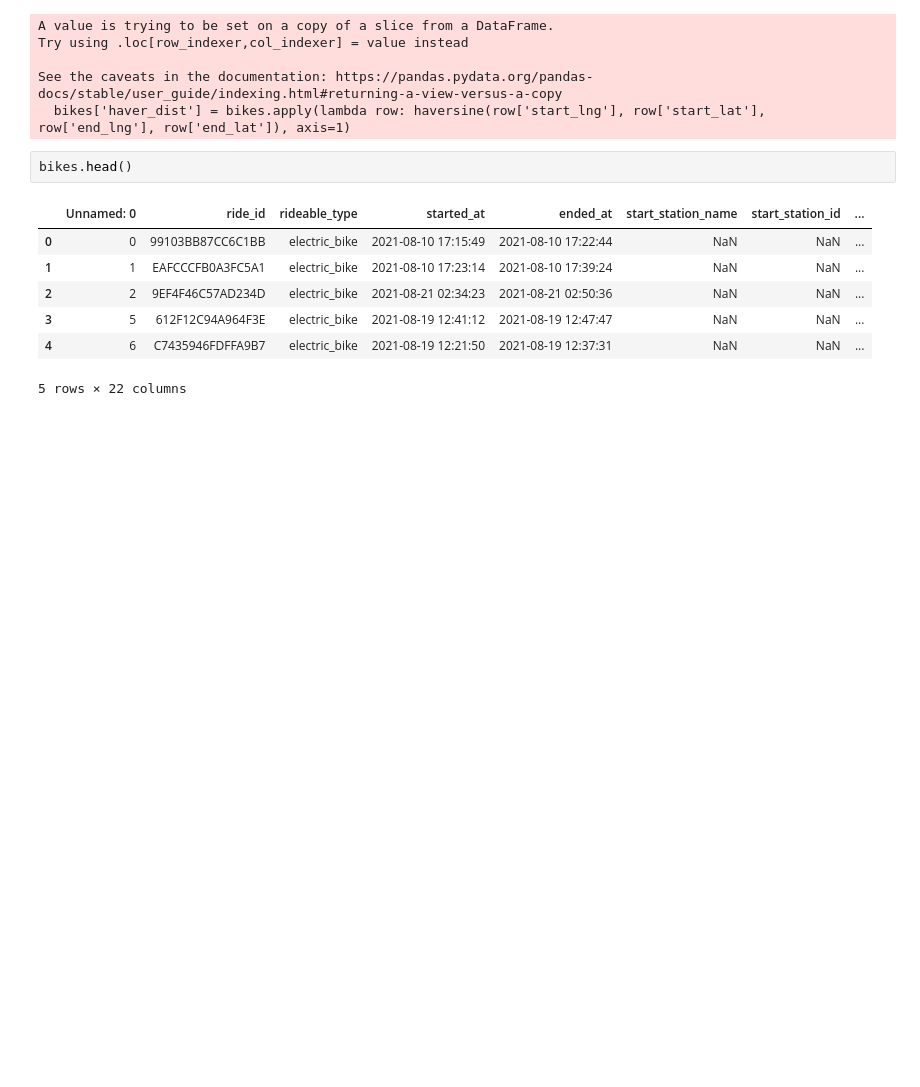
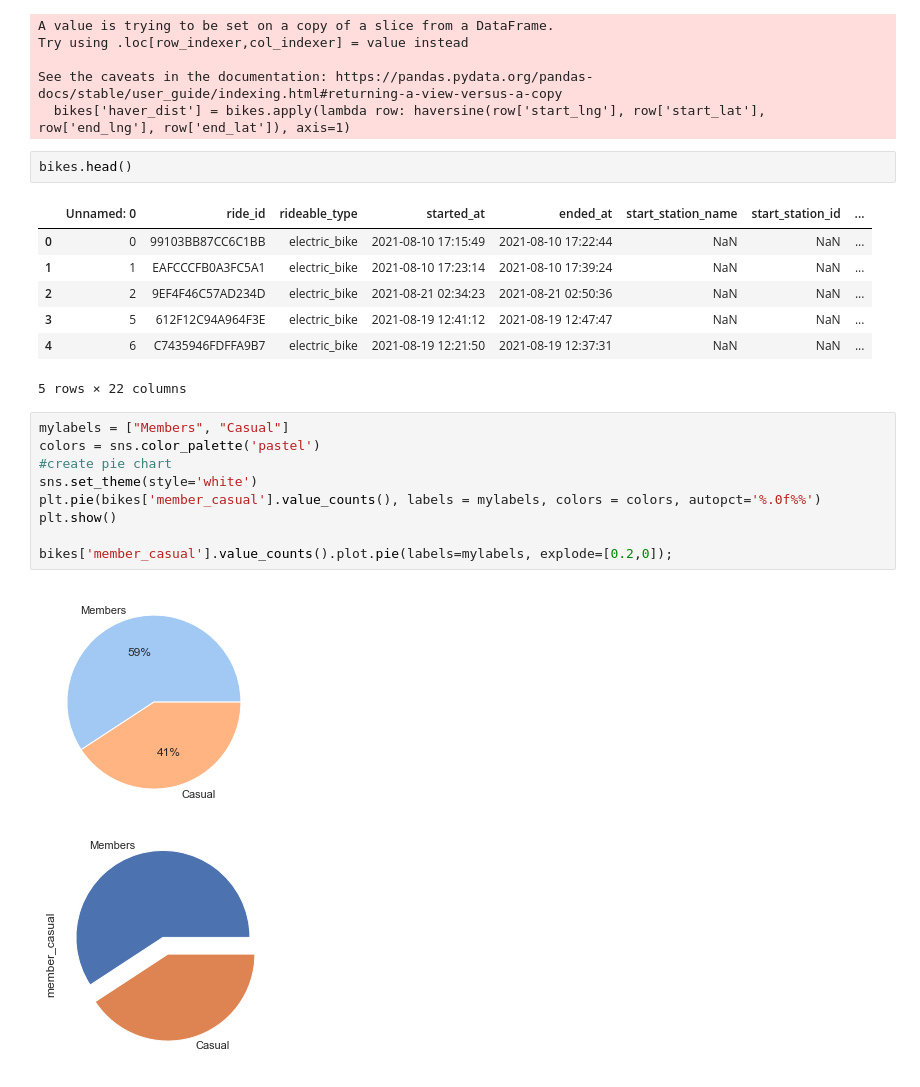
Before and after one commit to psyrgkan/Bikes-Visualization, a Jupyter notebook: clean_bikes.ipynb, the cells around one changed output. Drawn from its saved outputs; the diff is of its cells as text; blank space fills up the shorter version.

```diff
--- a/clean_bikes.ipynb
+++ b/clean_bikes.ipynb
@@ -131,3 +133,15 @@ bikes.head()
 | 3 | 5 | 612F12C94A964F3E | electric_bike | 2021-08-19 12:41:12 | 2021-08-19 12:47:47 | NaN | NaN | ... |
 | 4 | 6 | C7435946FDFFA9B7 | electric_bike | 2021-08-19 12:21:50 | 2021-08-19 12:37:31 | NaN | NaN | ... |
 5 rows × 22 columns
+# %%
+mylabels = ["Members", "Casual"]
+colors = sns.color_palette('pastel')
+#create pie chart
+sns.set_theme(style='white')
+plt.pie(bikes['member_casual'].value_counts(), labels = mylabels, colors = colors, autopct='%.0f%%')
+plt.show()
+
+bikes['member_casual'].value_counts().plot.pie(labels=mylabels, explode=[0.2,0]);
+# %% [output]
+[figure, added]
+[figure, added]
```
Also changed, not shown: parts of 10 cells of this notebook, 6 other files.
